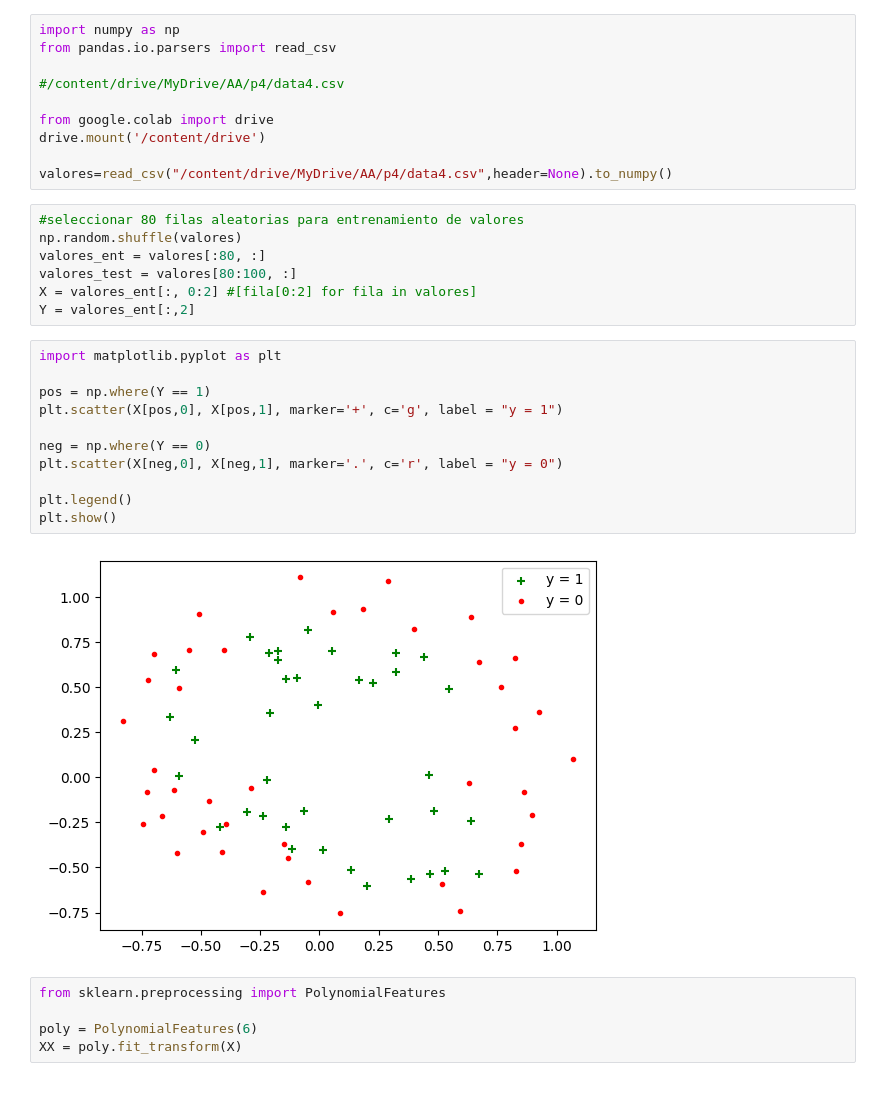
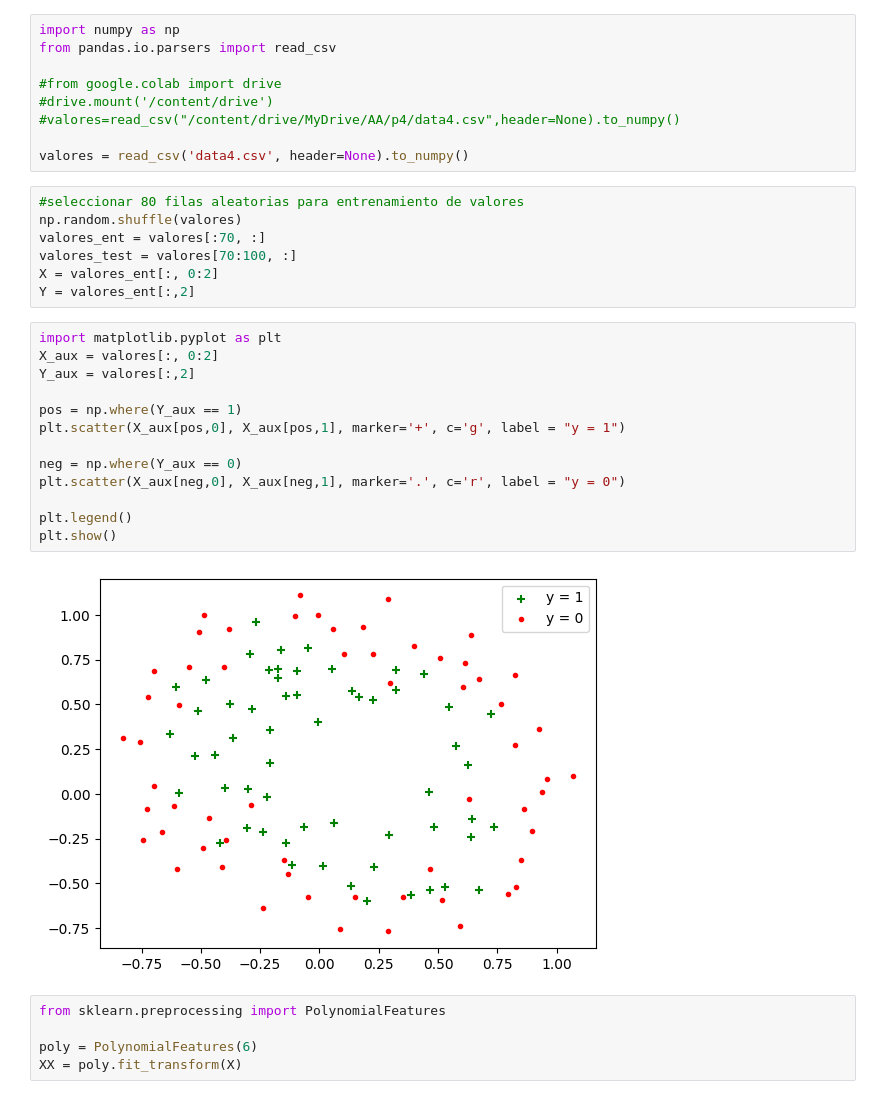
Before and after one commit to Dai-vl/Machine-Learning, a Jupyter notebook: P4/P4.ipynb, the cells around one changed output. Cells and saved outputs as stored; diff of their text form.

```diff
--- a/P4/P4.ipynb
+++ b/P4/P4.ipynb
@@ -2,32 +2,33 @@
 import numpy as np
 from pandas.io.parsers import read_csv
 
-#/content/drive/MyDrive/AA/p4/data4.csv
+#from google.colab import drive
+#drive.mount('/content/drive')
+#valores=read_csv("/content/drive/MyDrive/AA/p4/data4.csv",header=None).to_numpy()
 
-from google.colab import drive
-drive.mount('/content/drive')
-
-valores=read_csv("/content/drive/MyDrive/AA/p4/data4.csv",header=None).to_numpy()
+valores = read_csv('data4.csv', header=None).to_numpy()
 # %%
 #seleccionar 80 filas aleatorias para entrenamiento de valores
 np.random.shuffle(valores)
-valores_ent = valores[:80, :]
-valores_test = valores[80:100, :]
-X = valores_ent[:, 0:2] #[fila[0:2] for fila in valores]
+valores_ent = valores[:70, :]
+valores_test = valores[70:100, :]
+X = valores_ent[:, 0:2]
 Y = valores_ent[:,2]
 # %%
 import matplotlib.pyplot as plt
+X_aux = valores[:, 0:2]
+Y_aux = valores[:,2]
 
-pos = np.where(Y == 1)
-plt.scatter(X[pos,0], X[pos,1], marker='+', c='g', label = "y = 1")
+pos = np.where(Y_aux == 1)
+plt.scatter(X_aux[pos,0], X_aux[pos,1], marker='+', c='g', label = "y = 1")
 
-neg = np.where(Y == 0)
-plt.scatter(X[neg,0], X[neg,1], marker='.', c='r', label = "y = 0")
+neg = np.where(Y_aux == 0)
+plt.scatter(X_aux[neg,0], X_aux[neg,1], marker='.', c='r', label = "y = 0")
 
 plt.legend()
 plt.show()
 # %% [output]
-[figure, old version]
+[figure, new version]
 # %%
 from sklearn.preprocessing import PolynomialFeatures
 
```
Also changed, not shown: parts of 6 cells of this notebook, 3 other files.
